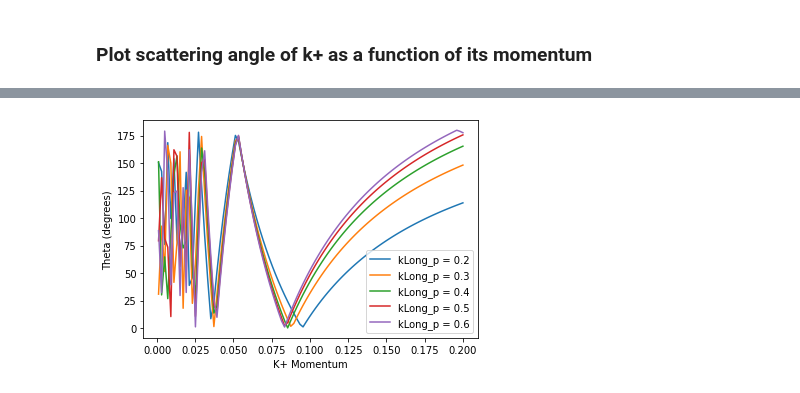
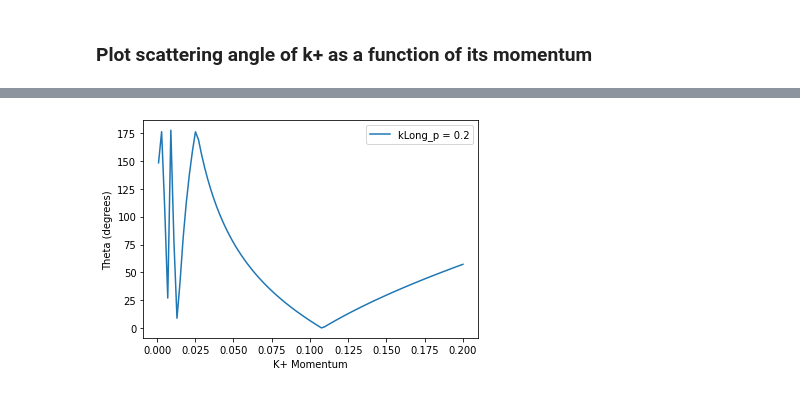
Before and after one commit to dancbart/klong, a Jupyter notebook: klongPlotting.ipynb, the cells around one changed output, grey strips where cells are left out. Cells and saved outputs as stored; diff of their text form; code cells hidden in the pictures.

```diff
--- a/klongPlotting.ipynb
+++ b/klongPlotting.ipynb
@@ -3,30 +51,39 @@
 # %%
 import matplotlib.pyplot as plt
 import numpy as np
 
-kLong_p_values = np.array([0.2, 0.3, 0.4, 0.5, 0.6])
+kLong_p_values = np.array([0.2]) #, 0.3, 0.4, 0.5, 0.6
 kPlus_p = np.linspace(0.001, 0.20, 100)
 
-n_m = 0.939  # neutron mass (recoil)
-n_e = 0.938  # neutron energy (recoil)
-kp_m = 0.4976  # k+ mass
+KLm = 0.4976  # KL beam mass
+Km = 0.4976  # K+ mass secondary
+Nm = 0.939  # Neutron mass recoil
+Pm = 0.939  # Proton mass target
 
 # Initialize an empty array to store theta (in degrees) for each kLong_p value
 theta_values_degrees = []
 
 # Loop through each value in kLong_p_values
 for kLong_p in kLong_p_values:
-    cosineTheta = np.cos((kLong_p + kPlus_p + n_m**2 - np.sqrt(kPlus_p**2 + kp_m**2) - n_e + np.sqrt(kp_m**2 + kPlus_p**2)) / (2 * kLong_p * kPlus_p))
+    KLe = np.sqrt(kLong_p ** 2 + KLm ** 2)  # KL beam energy
+    Xe2 = (kPlus_p * kPlus_p + Km * Km)  # K+ energy**2
+    Xe = np.sqrt(Xe2)  # K+ energy
+    W = Pm + KLe  # W energy
+    coter = (kLong_p ** 2 + Nm ** 2 - W ** 2 - Km ** 2)
+
+    cosineTheta = np.cos((coter + 2 * W * Xe) / (2 * kLong_p * kPlus_p))
+
+    cosineTheta = np.clip(cosineTheta, -1, 1)  # Clip values to be between -1 and 1
+
     theta_radians = np.arccos(cosineTheta)  # Calculate theta in radians
     theta_degrees = np.degrees(theta_radians)  # Convert theta to degrees
     theta_values_degrees.append(theta_degrees)
+
     plt.plot(kPlus_p, theta_degrees, label=f'kLong_p = {kLong_p}')
 
 plt.xlabel('K+ Momentum')
-plt.ylabel('Theta (degrees)')  # Adjust the y-axis label
+plt.ylabel('Theta (degrees)')
 plt.legend()
-formula = r'$\theta = \cos^{-1}\left(\frac{k_{long}^2 + k_{plus}^2 + n_m^2 - n_e^2}{2k_{long}k_{plus}}\right)$'
-
 plt.show()
 # %% [output]
-[figure, old version]
+[figure, new version]
```
Also changed, not shown: parts of 1 cell of this notebook.
